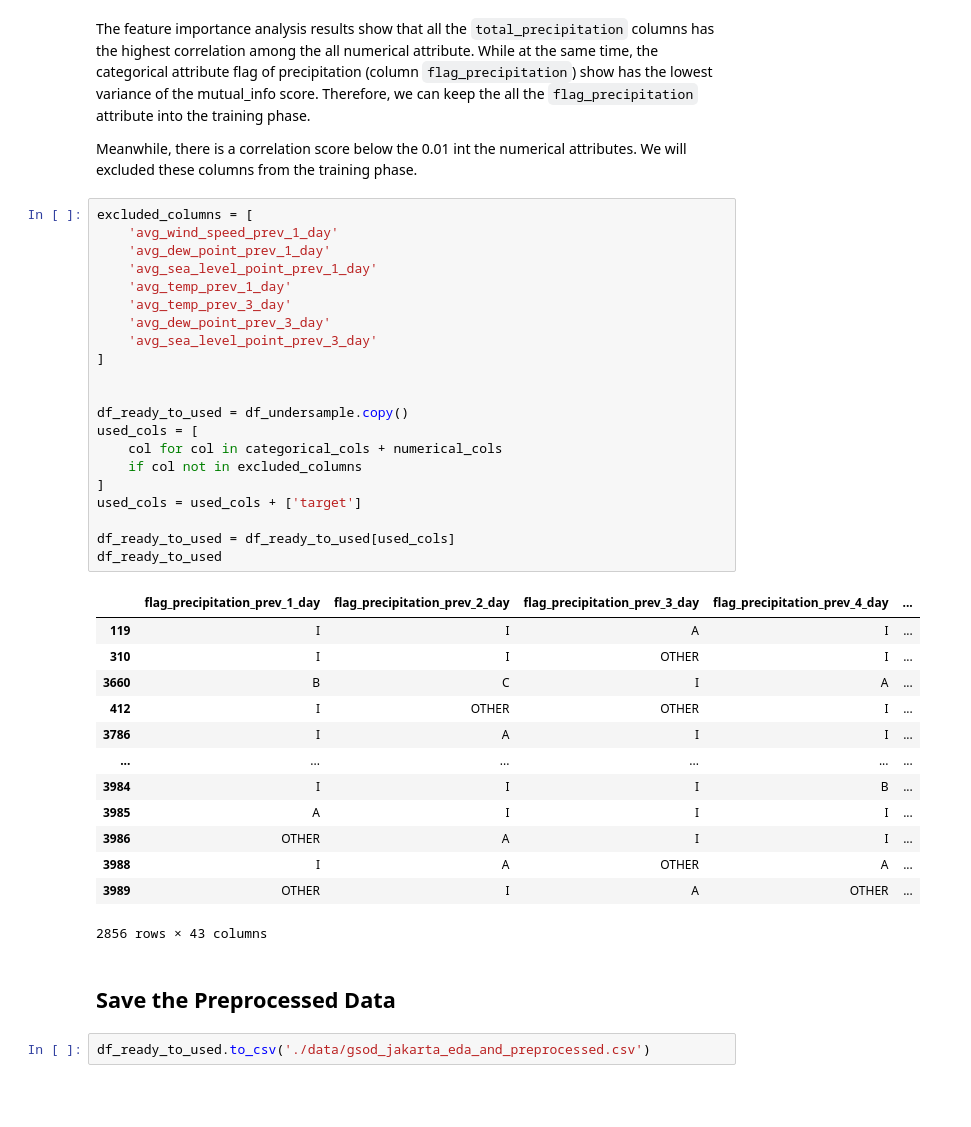
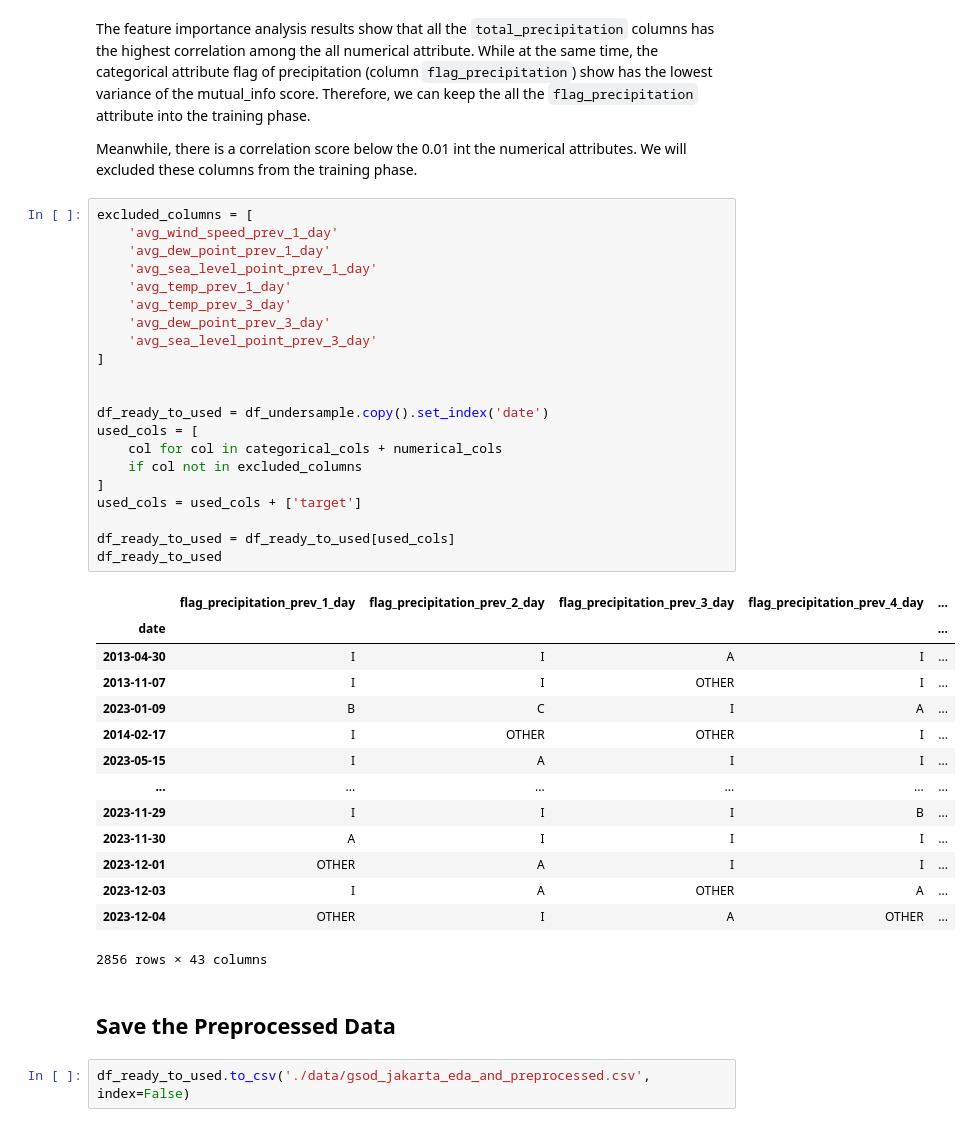
Before and after one commit to desenfirman/machine-learning-zoomcamp, a Jupyter notebook: .__CAPSTONE_1/notebook_eda.ipynb, the cells around one changed output. Drawn from its saved outputs; the diff is of its cells as text; blank space fills up the shorter version.

```diff
--- a/.__CAPSTONE_1/notebook_eda.ipynb
+++ b/.__CAPSTONE_1/notebook_eda.ipynb
@@ -408,39 +408,40 @@ Meanwhile, there is a correlation score below the 0.01 int the numerical attribu
 # %%
 excluded_columns = [
     'avg_wind_speed_prev_1_day'
     'avg_dew_point_prev_1_day'
     'avg_sea_level_point_prev_1_day'
     'avg_temp_prev_1_day'
     'avg_temp_prev_3_day'
     'avg_dew_point_prev_3_day'
     'avg_sea_level_point_prev_3_day'
 ]
 
 
-df_ready_to_used = df_undersample.copy()
+df_ready_to_used = df_undersample.copy().set_index('date')
 used_cols = [
     col for col in categorical_cols + numerical_cols
     if col not in excluded_columns
 ]
 used_cols = used_cols + ['target']
 
 df_ready_to_used = df_ready_to_used[used_cols]
 df_ready_to_used
 # %% [output]
 |  | flag_precipitation_prev_1_day | flag_precipitation_prev_2_day | flag_precipitation_prev_3_day | flag_precipitation_prev_4_day | ... |
-| 119 | I | I | A | I | ... |
-| 310 | I | I | OTHER | I | ... |
-| 3660 | B | C | I | A | ... |
-| 412 | I | OTHER | OTHER | I | ... |
-| 3786 | I | A | I | I | ... |
+| date |  |  |  |  | ... |
+| 2013-04-30 | I | I | A | I | ... |
+| 2013-11-07 | I | I | OTHER | I | ... |
+| 2023-01-09 | B | C | I | A | ... |
+| 2014-02-17 | I | OTHER | OTHER | I | ... |
+| 2023-05-15 | I | A | I | I | ... |
 | ... | ... | ... | ... | ... | ... |
-| 3984 | I | I | I | B | ... |
-| 3985 | A | I | I | I | ... |
-| 3986 | OTHER | A | I | I | ... |
-| 3988 | I | A | OTHER | A | ... |
-| 3989 | OTHER | I | A | OTHER | ... |
+| 2023-11-29 | I | I | I | B | ... |
+| 2023-11-30 | A | I | I | I | ... |
+| 2023-12-01 | OTHER | A | I | I | ... |
+| 2023-12-03 | I | A | OTHER | A | ... |
+| 2023-12-04 | OTHER | I | A | OTHER | ... |
 2856 rows × 43 columns
 # %% [markdown]
 ## Save the Preprocessed Data
 # %%
-df_ready_to_used.to_csv('./data/gsod_jakarta_eda_and_preprocessed.csv')
+df_ready_to_used.to_csv('./data/gsod_jakarta_eda_and_preprocessed.csv', index=False)
```
Also changed, not shown: 2 other files.
